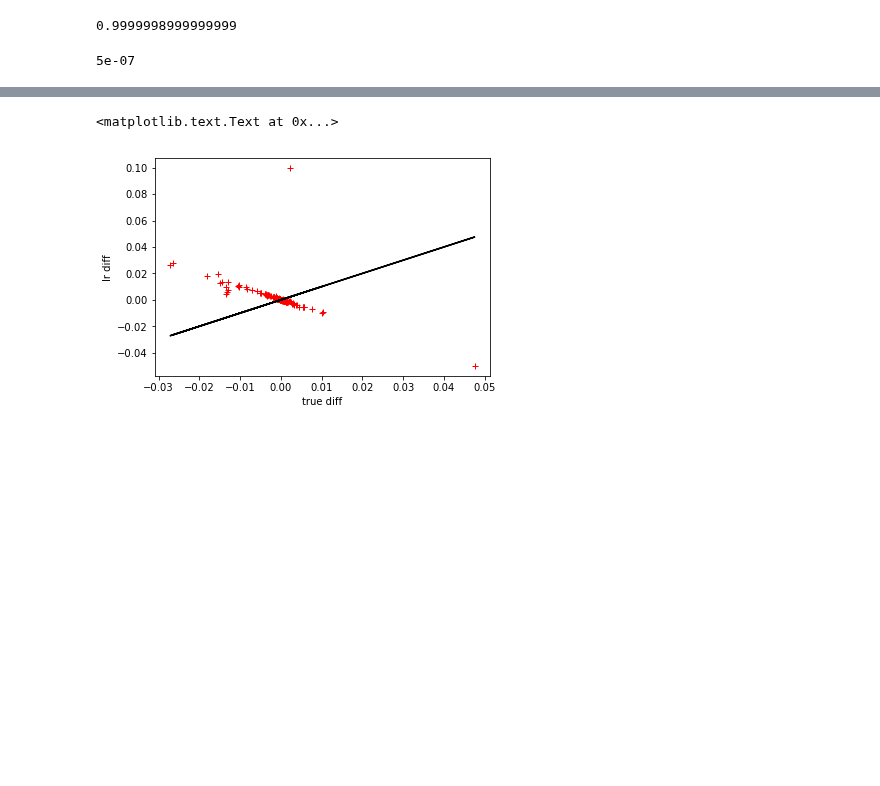
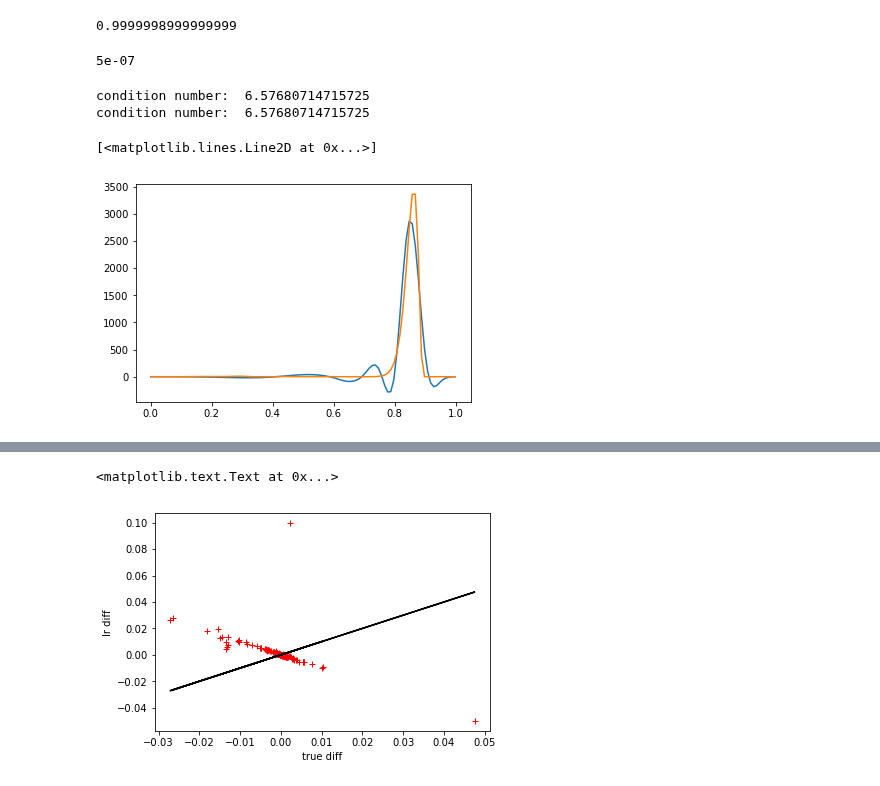
Before and after one commit to mijordan3/BNP_sensitivity, a Jupyter notebook: GMM_clustering/jupyter/clustering_iris_lucky_restart_functional_sensitivity_worst_case.ipynb, the cells around one changed output, grey strips where cells are left out. Drawn from its saved outputs; the diff is of its cells as text; code cells hidden in the pictures; blank space fills up the shorter version.

Commit message:
interpolation for worst caes

```diff
--- a/GMM_clustering/jupyter/clustering_iris_lucky_restart_functional_sensitivity_worst_case.ipynb
+++ b/GMM_clustering/jupyter/clustering_iris_lucky_restart_functional_sensitivity_worst_case.ipynb
@@ -410,11 +410,11 @@ g_eta_nclust = get_g_eta_nclust(model, best_param)
 # %%
 worst_case_neg = lambda x : linear_sens.get_worst_case_perturbation_unscaled(g_eta = g_eta_nclust, \
                                                                       theta = x, \
-                                                                      sign = -1)
+                                                                      sign = -1).flatten()
 
 worst_case_pos = lambda x : linear_sens.get_worst_case_perturbation_unscaled(g_eta = g_eta_nclust, \
                                                                       theta = x, \
-                                                                      sign = 1)
+                                                                      sign = 1).flatten()
 # %%
 theta = np.linspace(0.01, 0.99, 100)
 # %%
@@ -497,0 +469,23 @@ worst_case_neg_int_points = \
+# %%
+import interpolation_lib as interp_lib
+
+knot_vector = np.array([0.0, 0.2, 0.4, 0.6, 0.7, 0.75, 0.8, 0.85, 0.90, 0.95, 1.0])
+worst_case_pos_interp = interp_lib.BsplineRegression(fun = worst_case_pos,
+                                                     x_reg= int_points_x.flatten(),
+                                                    knot_vector = knot_vector,
+                                                    order = 3)
+
+worst_case_neg_interp = interp_lib.BsplineRegression(fun = worst_case_neg,
+                                                     x_reg= int_points_x.flatten(),
+                                                    knot_vector = knot_vector,
+                                                    order = 3)
+# %% [output]
+condition number:  6.57680714715725
+condition number:  6.57680714715725
+# %%
+theta = np.linspace(0.001, 0.999, 100)
+plt.plot(theta, worst_case_pos_interp.eval_interp_fun(theta))
+plt.plot(theta, worst_case_pos_interp.eval_fun(theta))
+# %% [output]
+[<matplotlib.lines.Line2D at 0x...>]
+[figure, added]
```
Also changed, not shown: parts of 50 cells of this notebook, 3 other files.
